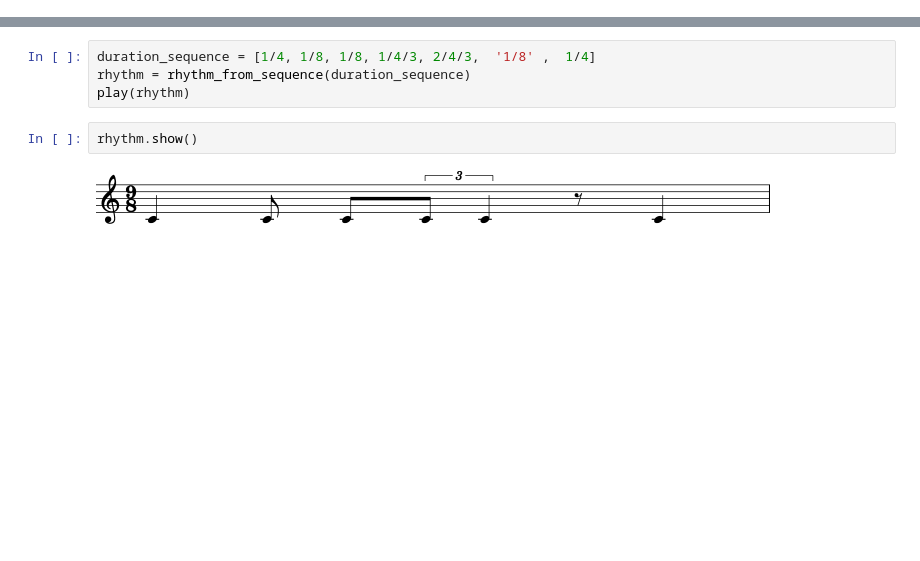
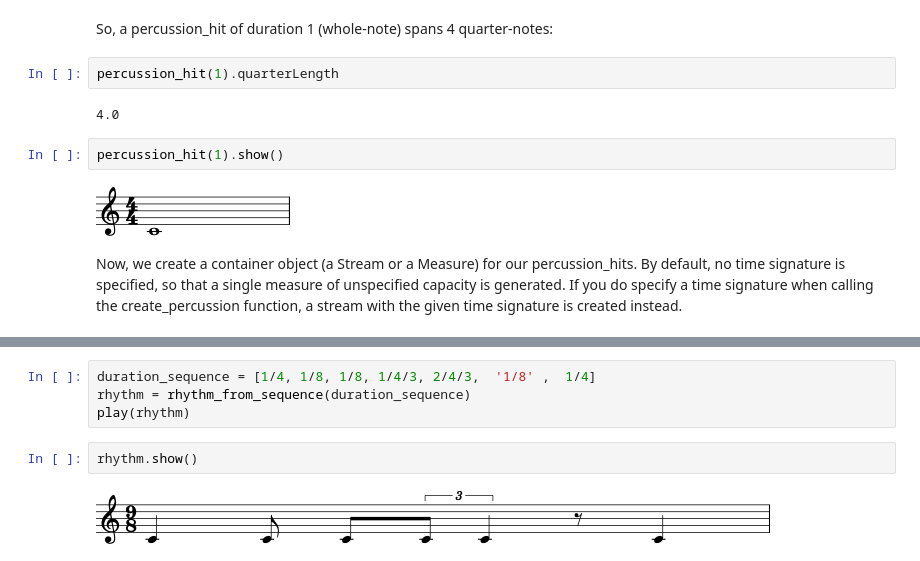
Before and after one commit to GabrieleCecchetti/AlgCompPrep, a Jupyter notebook: Notebook02.ipynb, the cells around one changed output, grey strips where cells are left out. Saved outputs shown, nothing was run; the diff lists cells and outputs as text; blank space fills up the shorter version.

```diff
--- a/Notebook02.ipynb
+++ b/Notebook02.ipynb
@@ -30,0 +59,12 @@ from music21.note import Note
+# %% [markdown]
+So, a percussion_hit of duration 1 (whole-note) spans 4 quarter-notes:
+# %%
+percussion_hit(1).quarterLength
+# %% [output]
+4.0
+# %%
+percussion_hit(1).show()
+# %% [output]
+[figure, added]
+# %% [markdown]
+Now, we create a container object (a Stream or a Measure) for our percussion_hits. By default, no time signature is specified, so that a single measure of unspecified capacity is generated. If you do specify a time signature when calling the create_percussion function, a stream with the given time signature is created instead.
```
Also changed, not shown: parts of 38 cells of this notebook.
